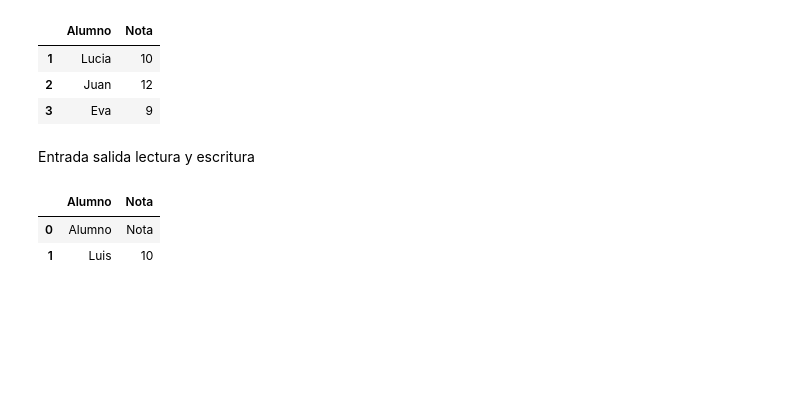
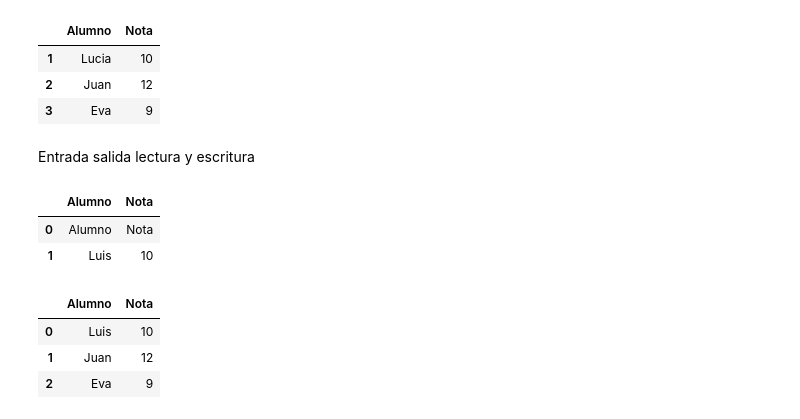
Before and after one commit to antonyYG/pandas, a Jupyter notebook: Pandas.ipynb, the cells around one changed output. Saved outputs shown, nothing was run; the diff lists cells and outputs as text; code cells hidden in the pictures; blank space fills up the shorter version.

```diff
--- a/Pandas.ipynb
+++ b/Pandas.ipynb
@@ -200,3 +200,11 @@ misDatos.head()
 |  | Alumno | Nota |
 | 0 | Alumno | Nota |
 | 1 | Luis | 10 |
+# %%
+df= pd.read_csv('/content/misDatos.csv')
+df
+# %% [output]
+|  | Alumno | Nota |
+| 0 | Luis | 10 |
+| 1 | Juan | 12 |
+| 2 | Eva | 9 |
```
